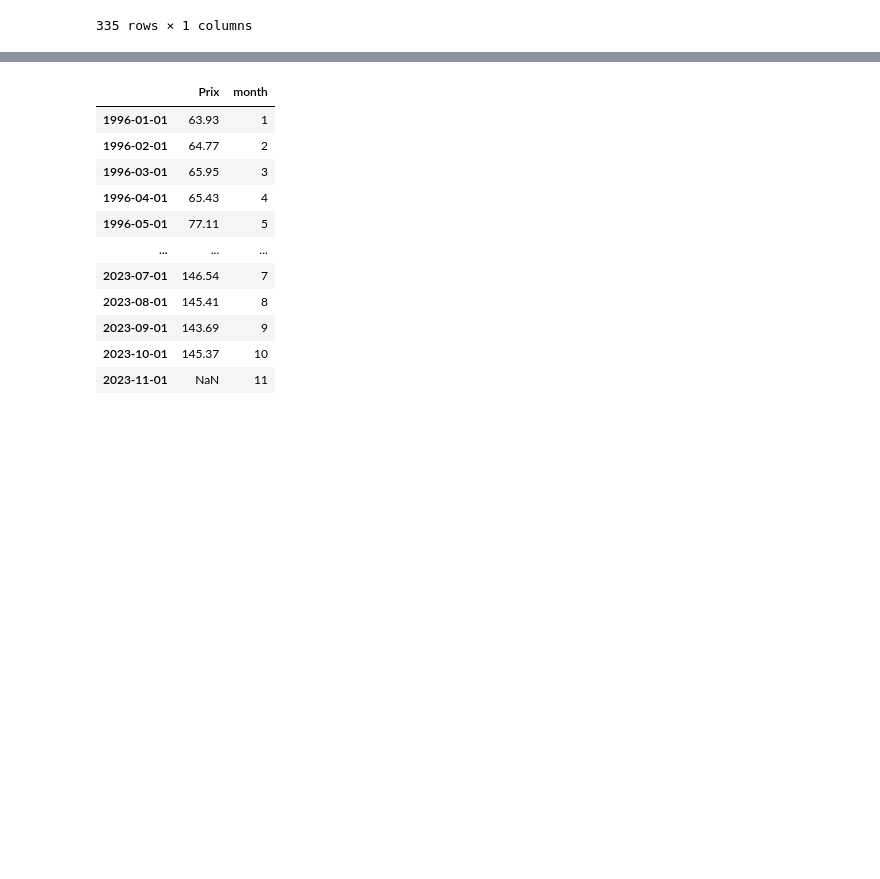
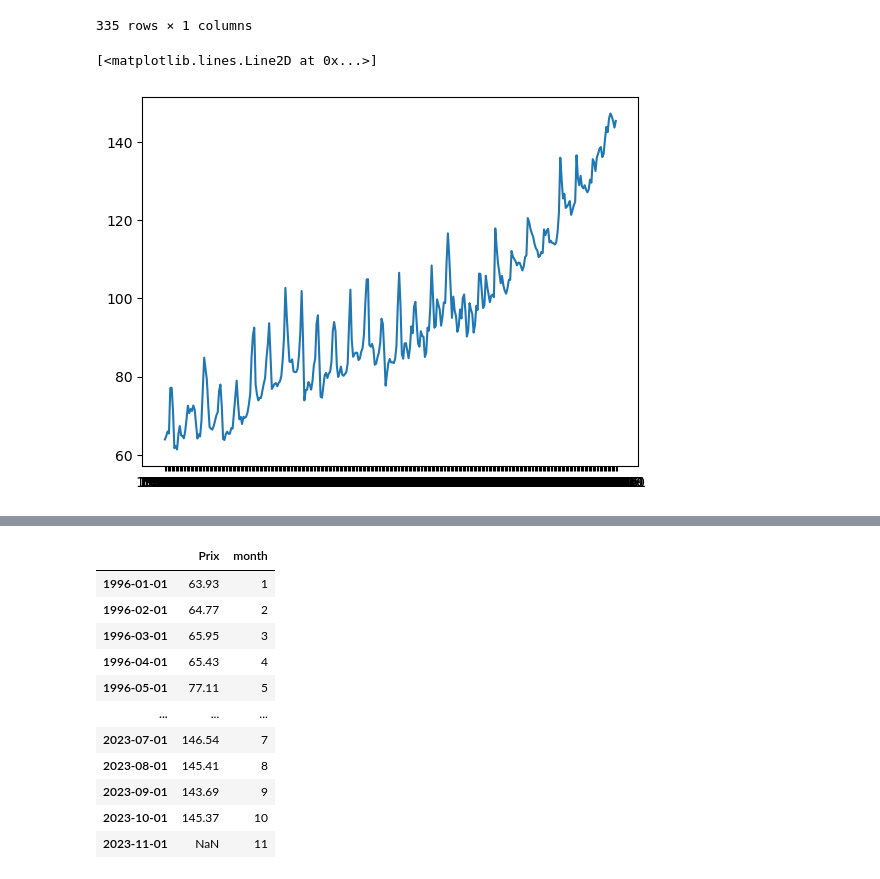
Before and after one commit to NathanVnh/Projet-Python, a Jupyter notebook: fruits.ipynb, the cells around one changed output, grey strips where cells are left out. Drawn from its saved outputs; the diff is of its cells as text; code cells hidden in the pictures; blank space fills up the shorter version.

```diff
--- a/fruits.ipynb
+++ b/fruits.ipynb
@@ -119,6 +119,11 @@ st
 | 2023-10 | 145.37 |
 | 2023-11 | NaN |
 335 rows × 1 columns
+# %%
+plt.plot(st)
+# %% [output]
+[<matplotlib.lines.Line2D at 0x...>]
+[figure, added]
 # %%
 plt.plot(st['Prix'])
 # %% [output]
```
Also changed, not shown: parts of 2 cells of this notebook, 1 other file.
